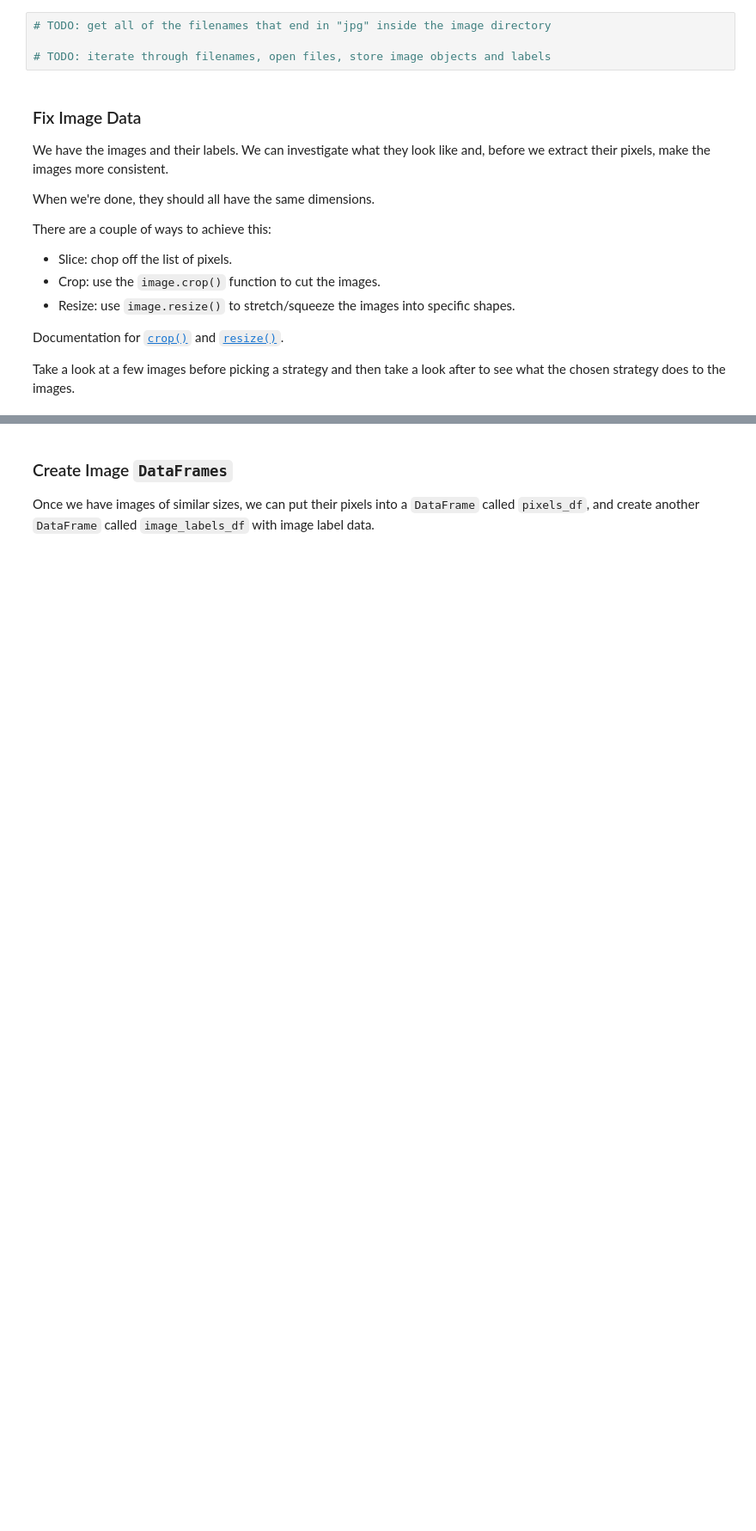
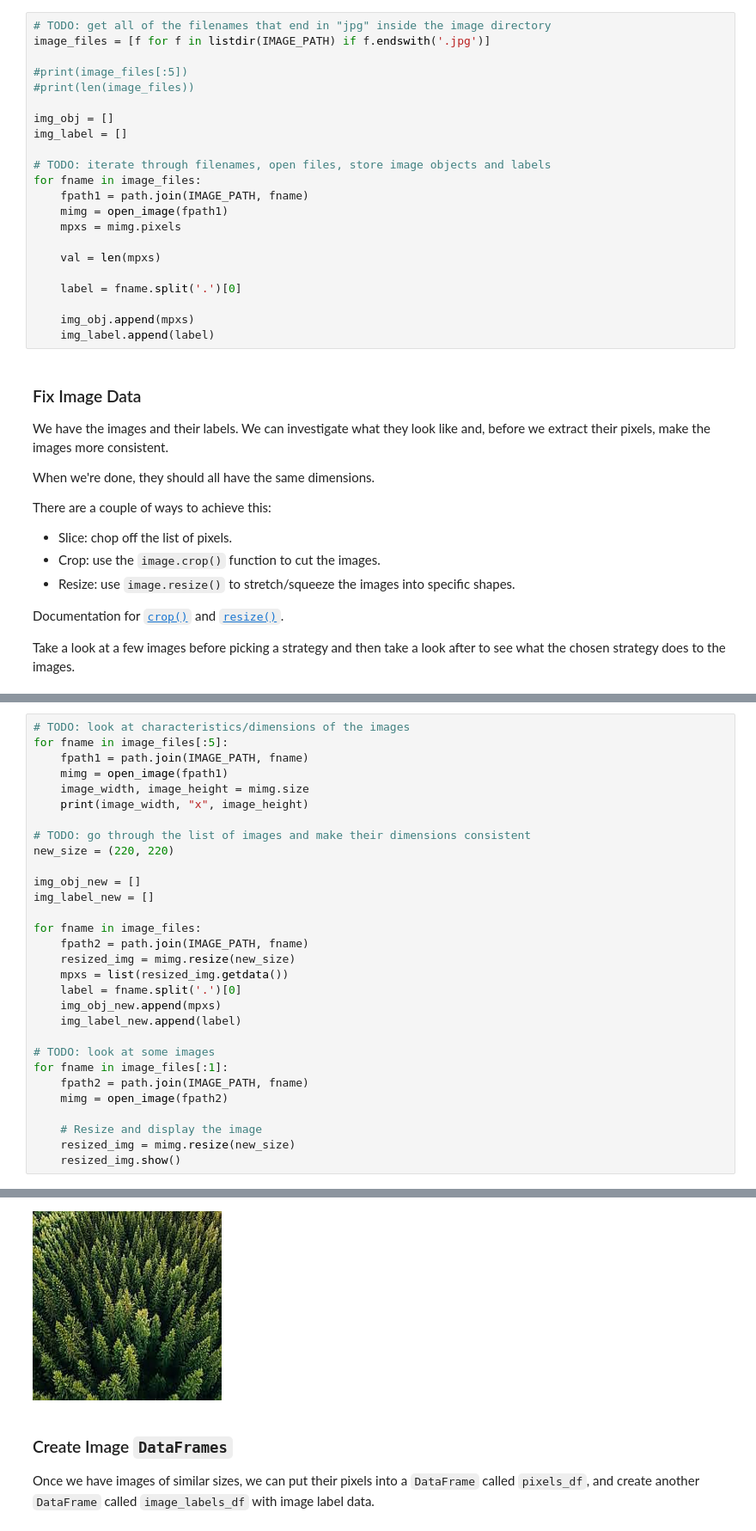
Before and after one commit to IntrotoML9103/HW_10, a Jupyter notebook: HW10.ipynb, the cells around one changed output, grey strips where cells are left out. Shown at 86% size. Cells and saved outputs as stored; diff of their text form; blank space fills up the shorter version.

```diff
--- a/HW10.ipynb
+++ b/HW10.ipynb
@@ -550,8 +625,26 @@ This is a bit trickier, but, again, we can start with a little bit of code from
 Then, we'll loop through the filenames, open them as images, and also save the labels associated with each file.
 # %%
 # TODO: get all of the filenames that end in "jpg" inside the image directory
+image_files = [f for f in listdir(IMAGE_PATH) if f.endswith('.jpg')]
+
+#print(image_files[:5])
+#print(len(image_files))
+
+img_obj = []
+img_label = []
 
 # TODO: iterate through filenames, open files, store image objects and labels
+for fname in image_files:
+    fpath1 = path.join(IMAGE_PATH, fname)
+    mimg = open_image(fpath1)
+    mpxs = mimg.pixels
+
+    val = len(mpxs)
+
+    label = fname.split('.')[0]
+
+    img_obj.append(mpxs)
+    img_label.append(label)
 # %% [markdown]
 ### Fix Image Data
 
@@ -575,0 +663,31 @@ Take a look at a few images before picking a strategy and then take a look after
+# %%
+# TODO: look at characteristics/dimensions of the images
+for fname in image_files[:5]:
+    fpath1 = path.join(IMAGE_PATH, fname)
+    mimg = open_image(fpath1)
+    image_width, image_height = mimg.size
+    print(image_width, "x", image_height)
+
+# TODO: go through the list of images and make their dimensions consistent
+new_size = (220, 220)
+
+img_obj_new = []
+img_label_new = []
+
+for fname in image_files:
+    fpath2 = path.join(IMAGE_PATH, fname)
+    resized_img = mimg.resize(new_size)
+    mpxs = list(resized_img.getdata())
+    label = fname.split('.')[0]
+    img_obj_new.append(mpxs)
+    img_label_new.append(label)
+
+# TODO: look at some images
+for fname in image_files[:1]:
+    fpath2 = path.join(IMAGE_PATH, fname)
+    mimg = open_image(fpath2)
+
+    # Resize and display the image
+    resized_img = mimg.resize(new_size)
+    resized_img.show()
+# %% [output]
@@ -576,3 +699,4 @@ Take a look at a few images before picking a strategy and then take a look after
+[figure, added]
 # %% [markdown]
 ### Create Image `DataFrames`
 
```
Also changed, not shown: parts of 15 cells of this notebook.
